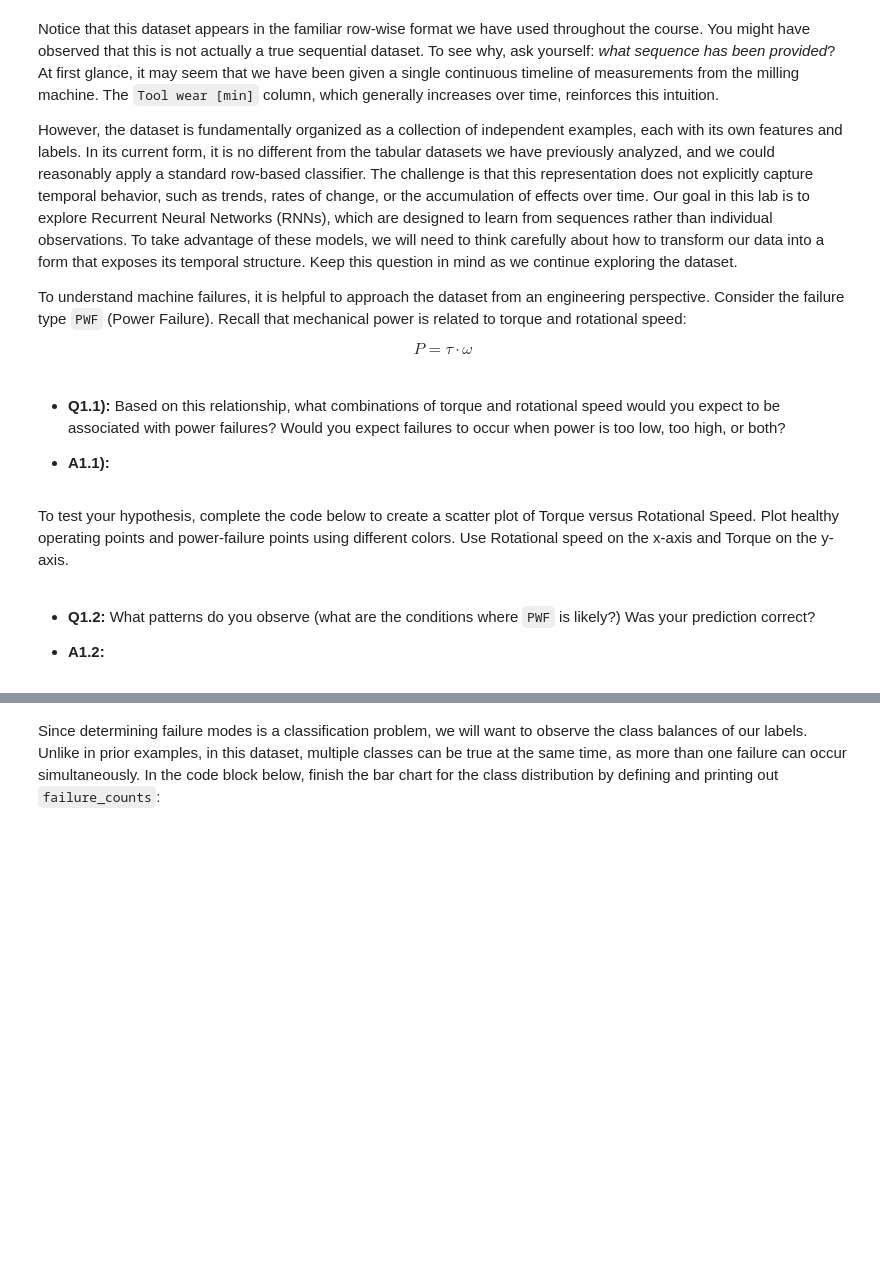
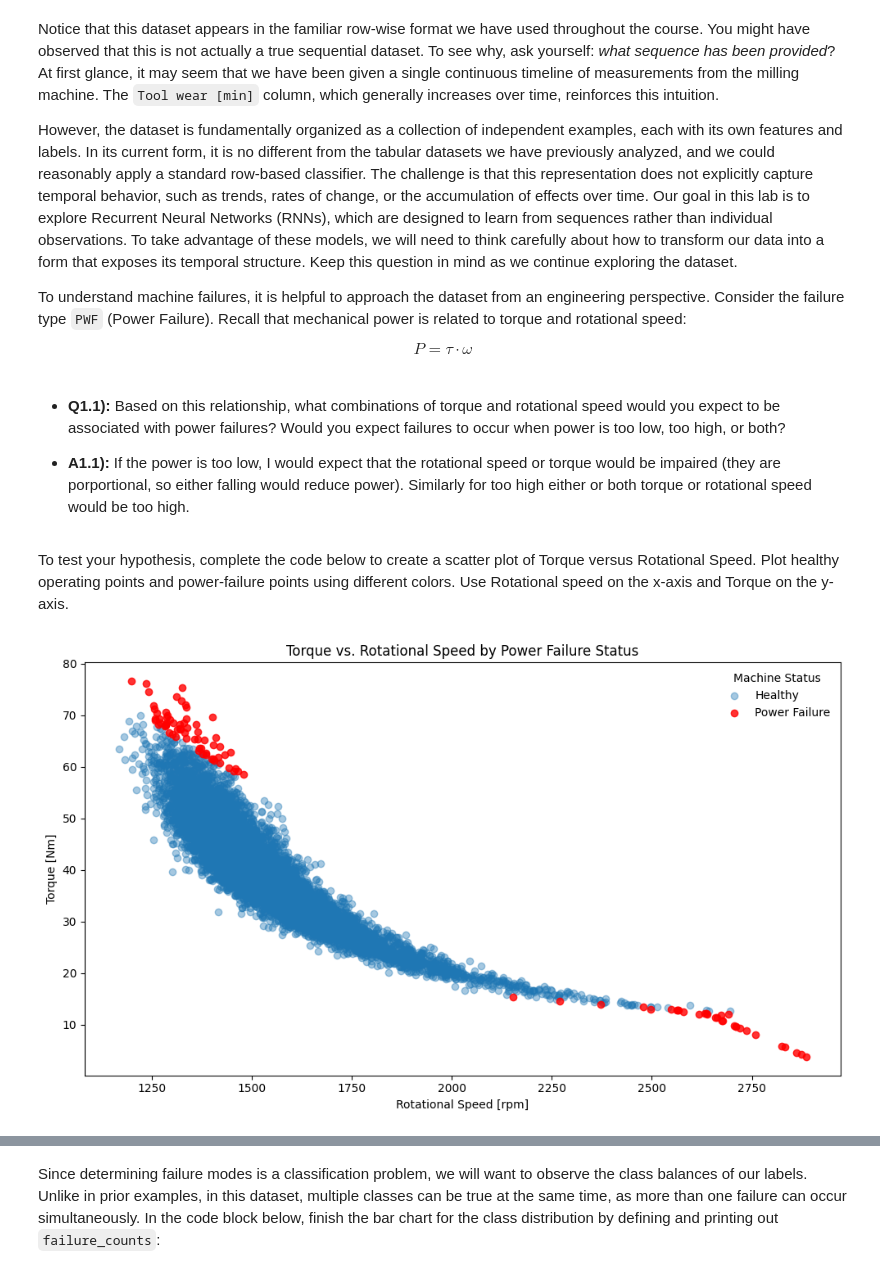
Before and after one commit to Tyler-Bibus/cpre3250, a Jupyter notebook: Lab-05/Lab-05.ipynb, the cells around one changed output, grey strips where cells are left out. Cells and saved outputs as stored; diff of their text form; code cells hidden in the pictures; blank space fills up the shorter version.

```diff
--- a/Lab-05/Lab-05.ipynb
+++ b/Lab-05/Lab-05.ipynb
@@ -50,24 +68,30 @@ $$ P = \tau \cdot \omega $$
 # %% [markdown]
 - **Q1.1)\:**  Based on this relationship, what combinations of torque and rotational speed would you expect to be associated with power failures? Would you expect failures to occur when power is too low, too high, or both?
 
-- **A1.1)\:**
+- **A1.1)\:** If the power is too low, I would expect that the rotational speed or torque would be impaired (they are porportional, so either falling would reduce power). Similarly for too high either or both torque or rotational speed would be too high.
 # %% [markdown]
 To test your hypothesis, complete the code below to create a scatter plot of Torque versus Rotational Speed. Plot healthy operating points and power-failure points using different colors. Use Rotational speed on the x-axis and Torque on the y-axis.
 # %%
 # Create the figure matching your dimensions
 plt.figure(figsize=(10, 6))
 
 # Separate your healthy points and power failures by selecting on `PWF` column
 
 # YOUR CODE STARTS HERE
-
+healthy = maintenance_df[maintenance_df['PWF'] == 0]
+power_failures = maintenance_df[maintenance_df['PWF'] == 1]
+plt.scatter(healthy['Rotational speed [rpm]'], healthy['Torque [Nm]'],
+            alpha=0.4, label='Healthy')
+plt.scatter(power_failures['Rotational speed [rpm]'], power_failures['Torque [Nm]'],
+            color='red', alpha=0.8, label='Power Failure')
+plt.xlabel('Rotational Speed [rpm]')
+plt.ylabel('Torque [Nm]')
+plt.title('Torque vs. Rotational Speed by Power Failure Status')
 # YOUR CODE ENDS HERE
 
 plt.legend(title='Machine Status', frameon=True, facecolor='white', edgecolor='none')
 
 plt.tight_layout()
 plt.show()
+# %% [output]
+[figure, added]
-# %% [markdown]
-- **Q1.2:** What patterns do you observe (what are the conditions where `PWF` is likely?) Was your prediction correct?
-
-- **A1.2:**
```
Also changed, not shown: parts of 6 cells of this notebook.
